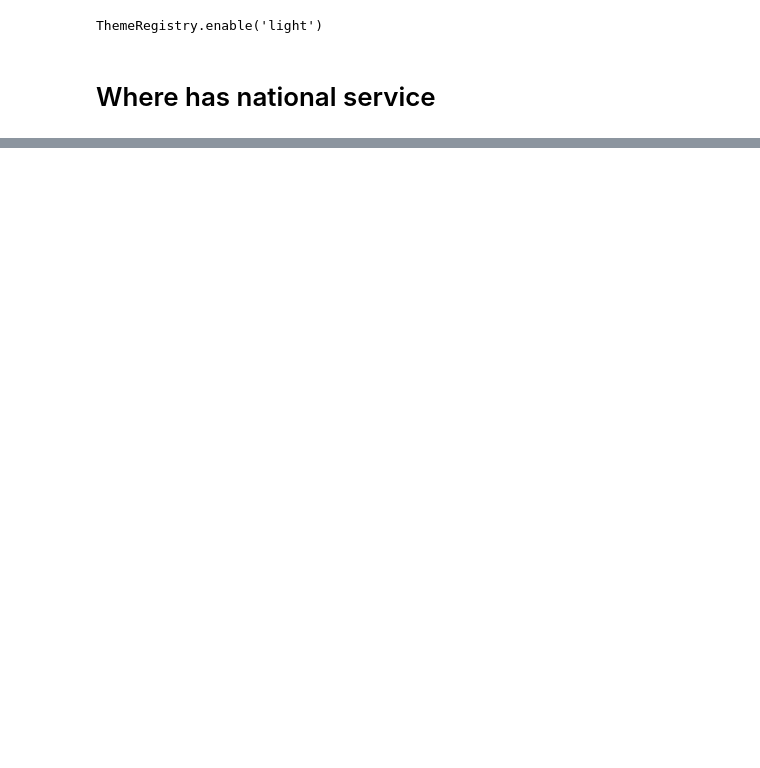
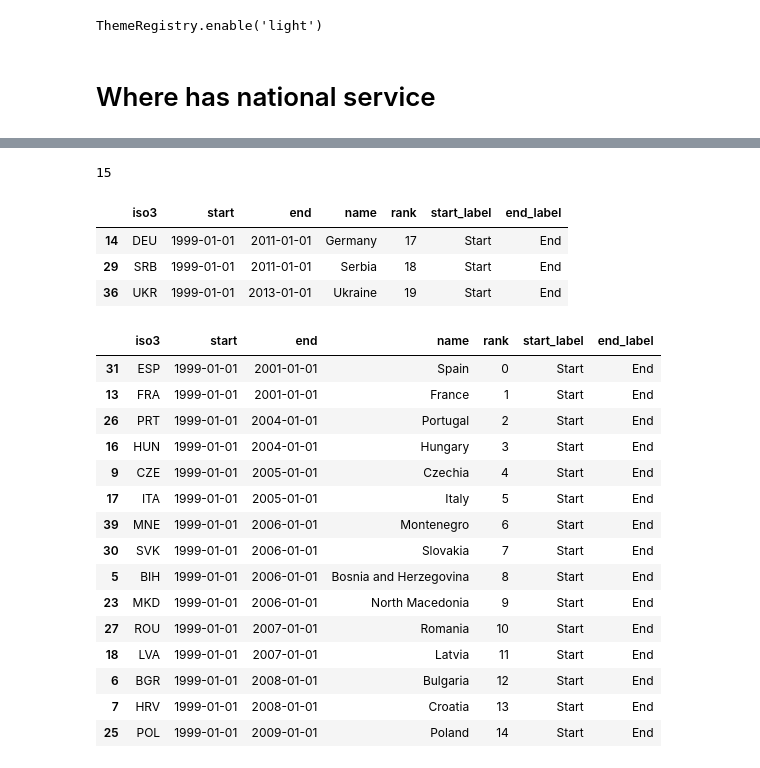
Before and after one commit to jhellingsdata/RADataHub, a Jupyter notebook: Chart Packs/Threads/national_service/national_service.ipynb, the cells around one changed output, grey strips where cells are left out. Drawn from its saved outputs; the diff is of its cells as text; code cells hidden in the pictures; blank space fills up the shorter version.

```diff
--- a/Chart Packs/Threads/national_service/national_service.ipynb
+++ b/Chart Packs/Threads/national_service/national_service.ipynb
@@ -133,0 +259,30 @@ chart.save("timeline.json")
+# %%
+len(df.query("end < 2010"))
+# %% [output]
+15
+# %%
+df.query("end > 2010 and end < 2025")
+# %% [output]
+|  | iso3 | start | end | name | rank | start_label | end_label |
+| 14 | DEU | 1999-01-01 | 2011-01-01 | Germany | 17 | Start | End |
+| 29 | SRB | 1999-01-01 | 2011-01-01 | Serbia | 18 | Start | End |
+| 36 | UKR | 1999-01-01 | 2013-01-01 | Ukraine | 19 | Start | End |
+# %%
+df.query("end < 2010")
+# %% [output]
+|  | iso3 | start | end | name | rank | start_label | end_label |
+| 31 | ESP | 1999-01-01 | 2001-01-01 | Spain | 0 | Start | End |
+| 13 | FRA | 1999-01-01 | 2001-01-01 | France | 1 | Start | End |
+| 26 | PRT | 1999-01-01 | 2004-01-01 | Portugal | 2 | Start | End |
+| 16 | HUN | 1999-01-01 | 2004-01-01 | Hungary | 3 | Start | End |
+| 9 | CZE | 1999-01-01 | 2005-01-01 | Czechia | 4 | Start | End |
+| 17 | ITA | 1999-01-01 | 2005-01-01 | Italy | 5 | Start | End |
+| 39 | MNE | 1999-01-01 | 2006-01-01 | Montenegro | 6 | Start | End |
+| 30 | SVK | 1999-01-01 | 2006-01-01 | Slovakia | 7 | Start | End |
+| 5 | BIH | 1999-01-01 | 2006-01-01 | Bosnia and Herzegovina | 8 | Start | End |
+| 23 | MKD | 1999-01-01 | 2006-01-01 | North Macedonia | 9 | Start | End |
+| 27 | ROU | 1999-01-01 | 2007-01-01 | Romania | 10 | Start | End |
+| 18 | LVA | 1999-01-01 | 2007-01-01 | Latvia | 11 | Start | End |
+| 6 | BGR | 1999-01-01 | 2008-01-01 | Bulgaria | 12 | Start | End |
+| 7 | HRV | 1999-01-01 | 2008-01-01 | Croatia | 13 | Start | End |
+| 25 | POL | 1999-01-01 | 2009-01-01 | Poland | 14 | Start | End |
```
Also changed, not shown: parts of 27 cells of this notebook, 26 other files.
